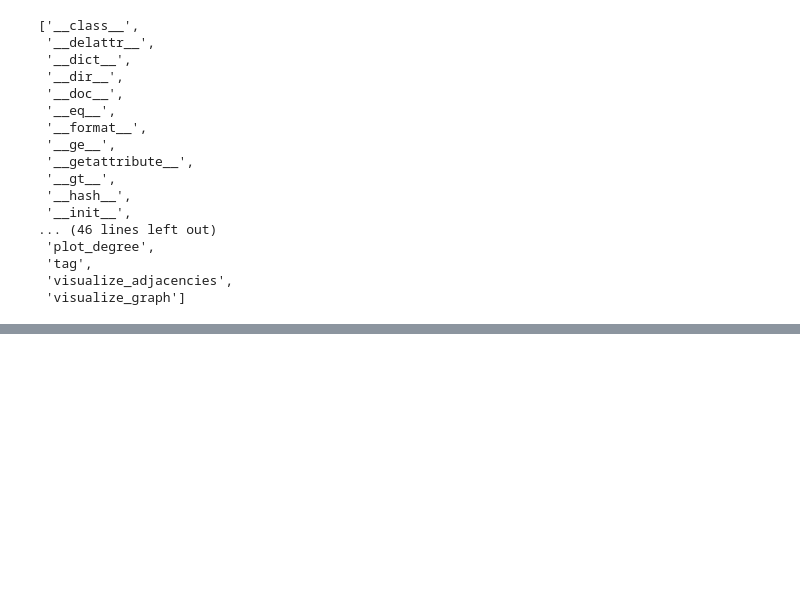
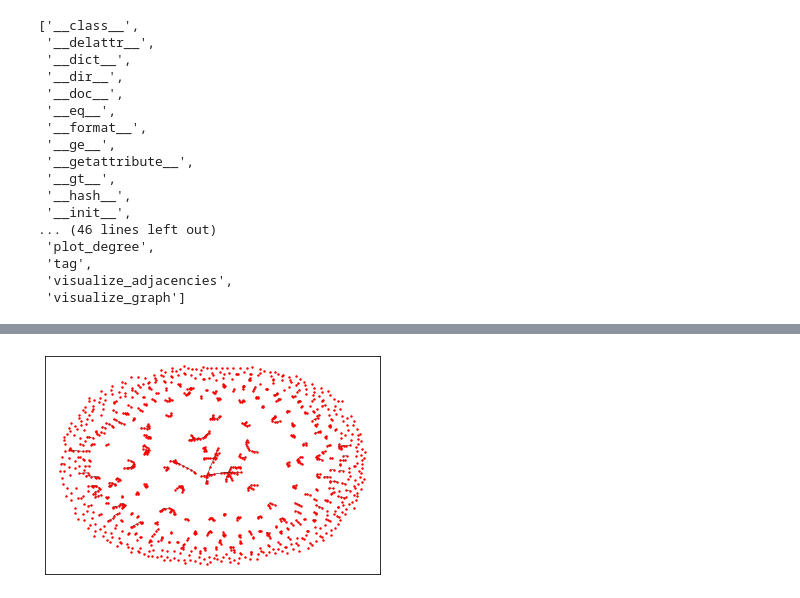
Before and after one commit to trevor-chan/research, a Jupyter notebook: morpho_scripts/PCA_scripts.ipynb, the cells around one changed output, grey strips where cells are left out. Saved outputs shown, nothing was run; the diff lists cells and outputs as text; code cells hidden in the pictures; blank space fills up the shorter version.

```diff
--- a/morpho_scripts/PCA_scripts.ipynb
+++ b/morpho_scripts/PCA_scripts.ipynb
@@ -956,0 +1011,3 @@ dir(out_lineage.items[0])
+# %%
+lin = 25
+[(i,thing.number) for i,thing in enumerate(lineage_list[lin].items)]
@@ -956,0 +1030,6 @@ dir(out_lineage.items[0])
+# %%
+index = 9
+lineage_list[lin].items[index].visualize_graph()
+plt.savefig("lin_"+str(lin)+"_"+str(index)+"_graph.png",dpi=75)
+# %% [output]
+[figure, added]
```
Also changed, not shown: parts of 15 cells of this notebook, 1 other file.
